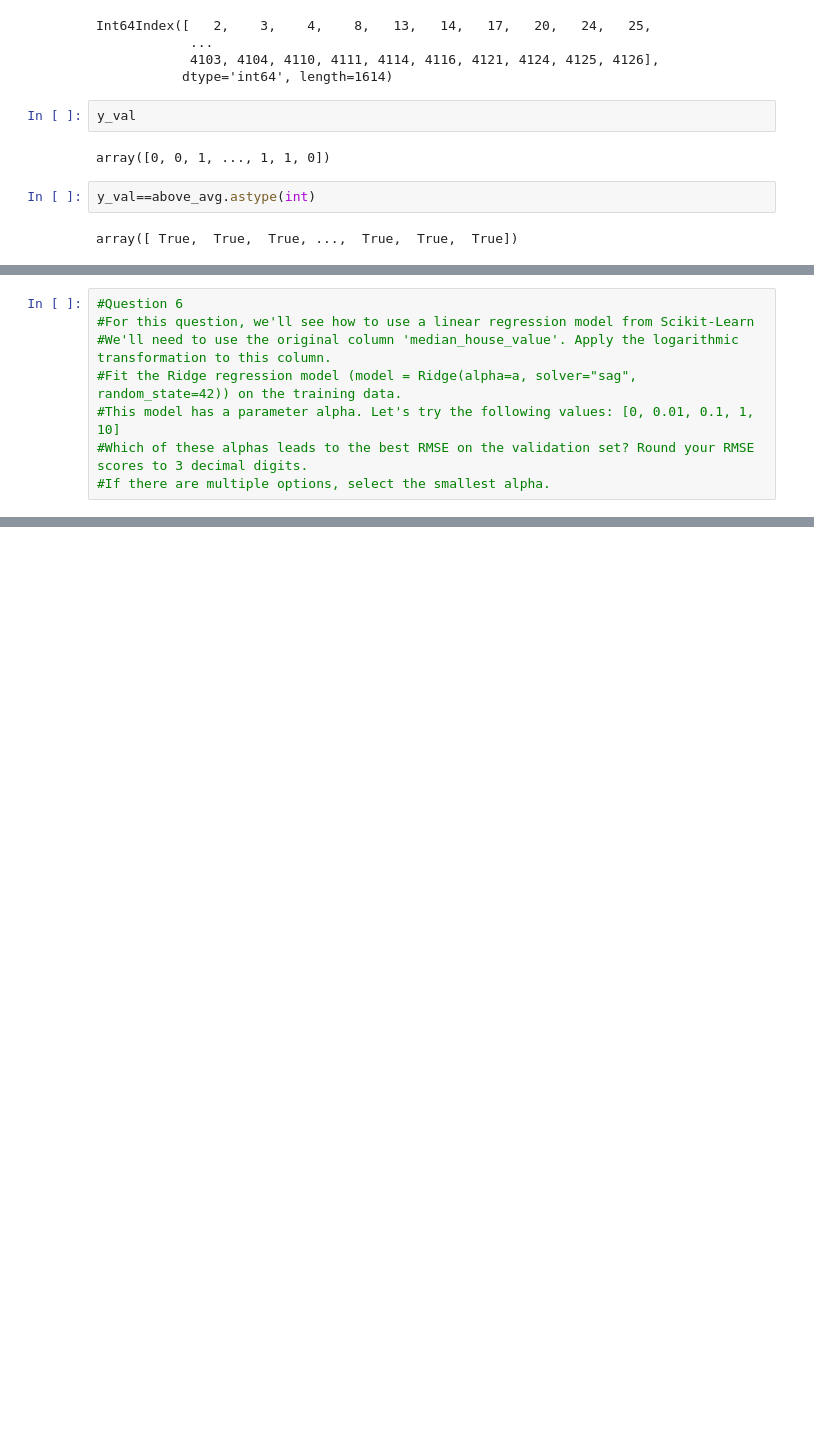
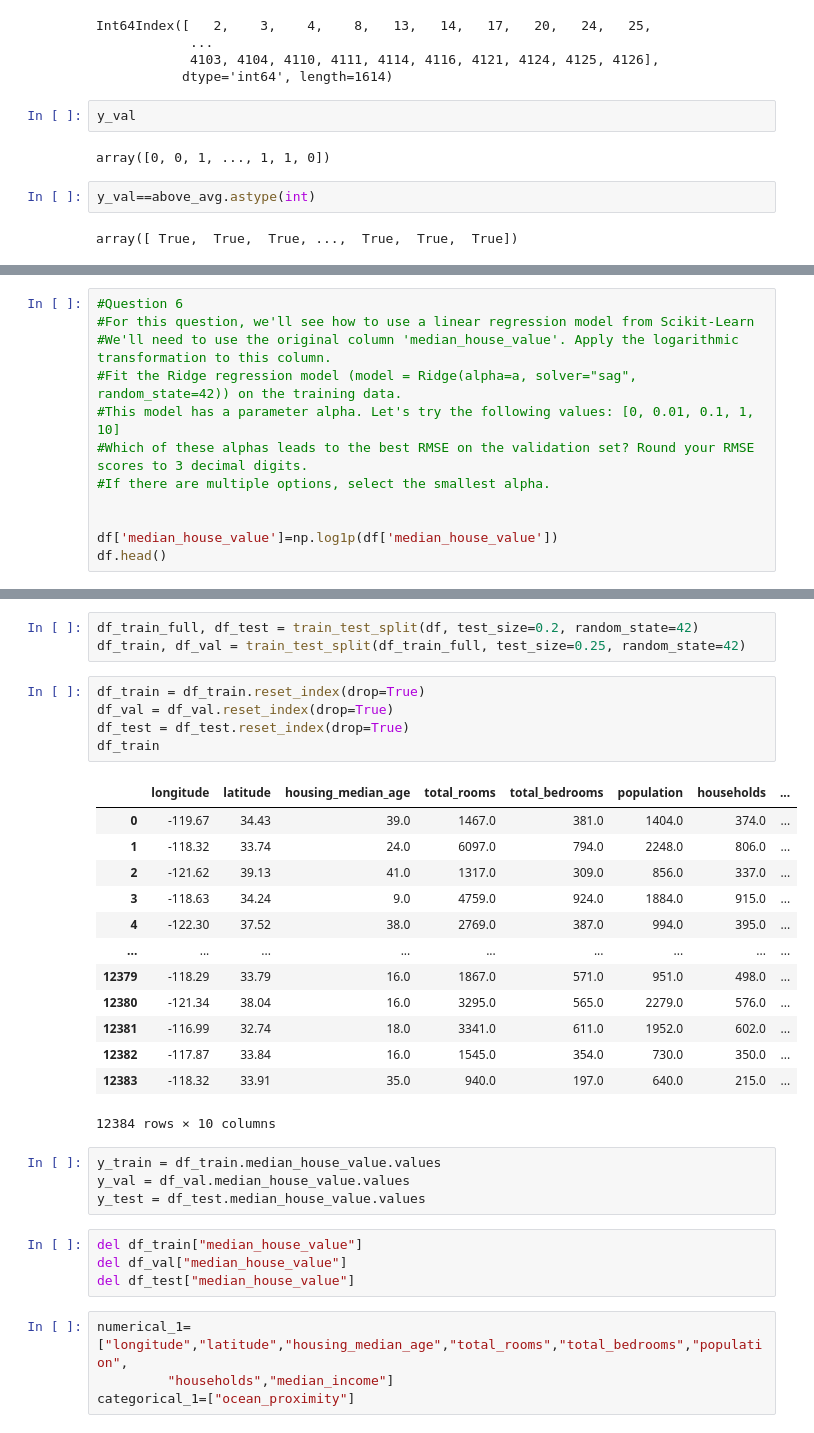
Before and after one commit to MatiasGomez/MLZoomCamp_2022, a Jupyter notebook: Homerwork_3.ipynb, the cells around one changed output, grey strips where cells are left out. Drawn from its saved outputs; the diff is of its cells as text; blank space fills up the shorter version.

```diff
--- a/Homerwork_3.ipynb
+++ b/Homerwork_3.ipynb
@@ -458,3 +508,7 @@ array([ True,  True,  True, ...,  True,  True,  True])
 #This model has a parameter alpha. Let's try the following values: [0, 0.01, 0.1, 1, 10]
 #Which of these alphas leads to the best RMSE on the validation set? Round your RMSE scores to 3 decimal digits.
 #If there are multiple options, select the smallest alpha.
+
+
+df['median_house_value']=np.log1p(df['median_house_value'])
+df.head()
@@ -460,0 +522,34 @@ array([ True,  True,  True, ...,  True,  True,  True])
+# %%
+df_train_full, df_test = train_test_split(df, test_size=0.2, random_state=42)
+df_train, df_val = train_test_split(df_train_full, test_size=0.25, random_state=42)
+# %%
+df_train = df_train.reset_index(drop=True)
+df_val = df_val.reset_index(drop=True)
+df_test = df_test.reset_index(drop=True)
+df_train
+# %% [output]
+|  | longitude | latitude | housing_median_age | total_rooms | total_bedrooms | population | households | ... |
+| 0 | -119.67 | 34.43 | 39.0 | 1467.0 | 381.0 | 1404.0 | 374.0 | ... |
+| 1 | -118.32 | 33.74 | 24.0 | 6097.0 | 794.0 | 2248.0 | 806.0 | ... |
+| 2 | -121.62 | 39.13 | 41.0 | 1317.0 | 309.0 | 856.0 | 337.0 | ... |
+| 3 | -118.63 | 34.24 | 9.0 | 4759.0 | 924.0 | 1884.0 | 915.0 | ... |
+| 4 | -122.30 | 37.52 | 38.0 | 2769.0 | 387.0 | 994.0 | 395.0 | ... |
+| ... | ... | ... | ... | ... | ... | ... | ... | ... |
+| 12379 | -118.29 | 33.79 | 16.0 | 1867.0 | 571.0 | 951.0 | 498.0 | ... |
+| 12380 | -121.34 | 38.04 | 16.0 | 3295.0 | 565.0 | 2279.0 | 576.0 | ... |
+| 12381 | -116.99 | 32.74 | 18.0 | 3341.0 | 611.0 | 1952.0 | 602.0 | ... |
+| 12382 | -117.87 | 33.84 | 16.0 | 1545.0 | 354.0 | 730.0 | 350.0 | ... |
+| 12383 | -118.32 | 33.91 | 35.0 | 940.0 | 197.0 | 640.0 | 215.0 | ... |
+12384 rows × 10 columns
+# %%
+y_train = df_train.median_house_value.values
+y_val = df_val.median_house_value.values
+y_test = df_test.median_house_value.values
+# %%
+del df_train["median_house_value"]
+del df_val["median_house_value"]
+del df_test["median_house_value"]
+# %%
+numerical_1=["longitude","latitude","housing_median_age","total_rooms","total_bedrooms","population",
+         "households","median_income"]
+categorical_1=["ocean_proximity"]
```
Also changed, not shown: parts of 8 cells of this notebook.
